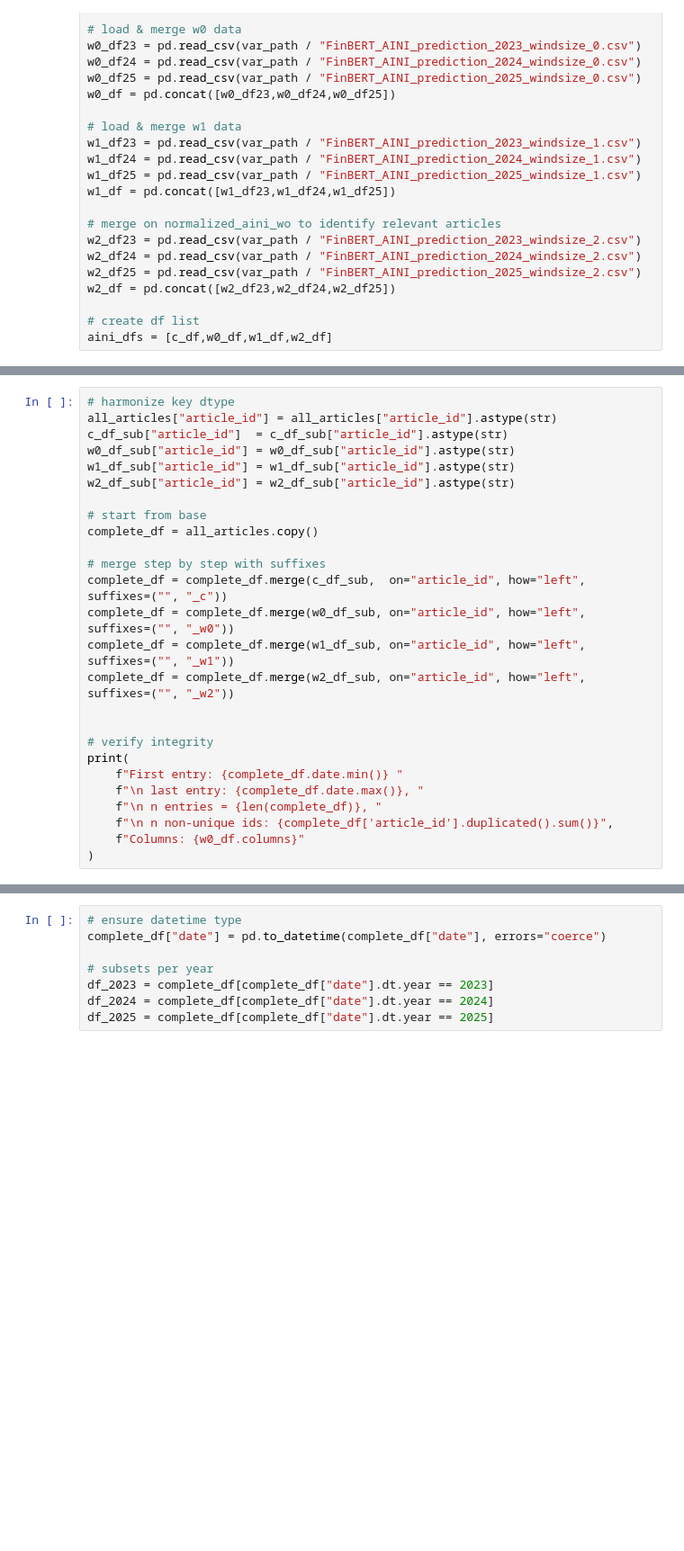
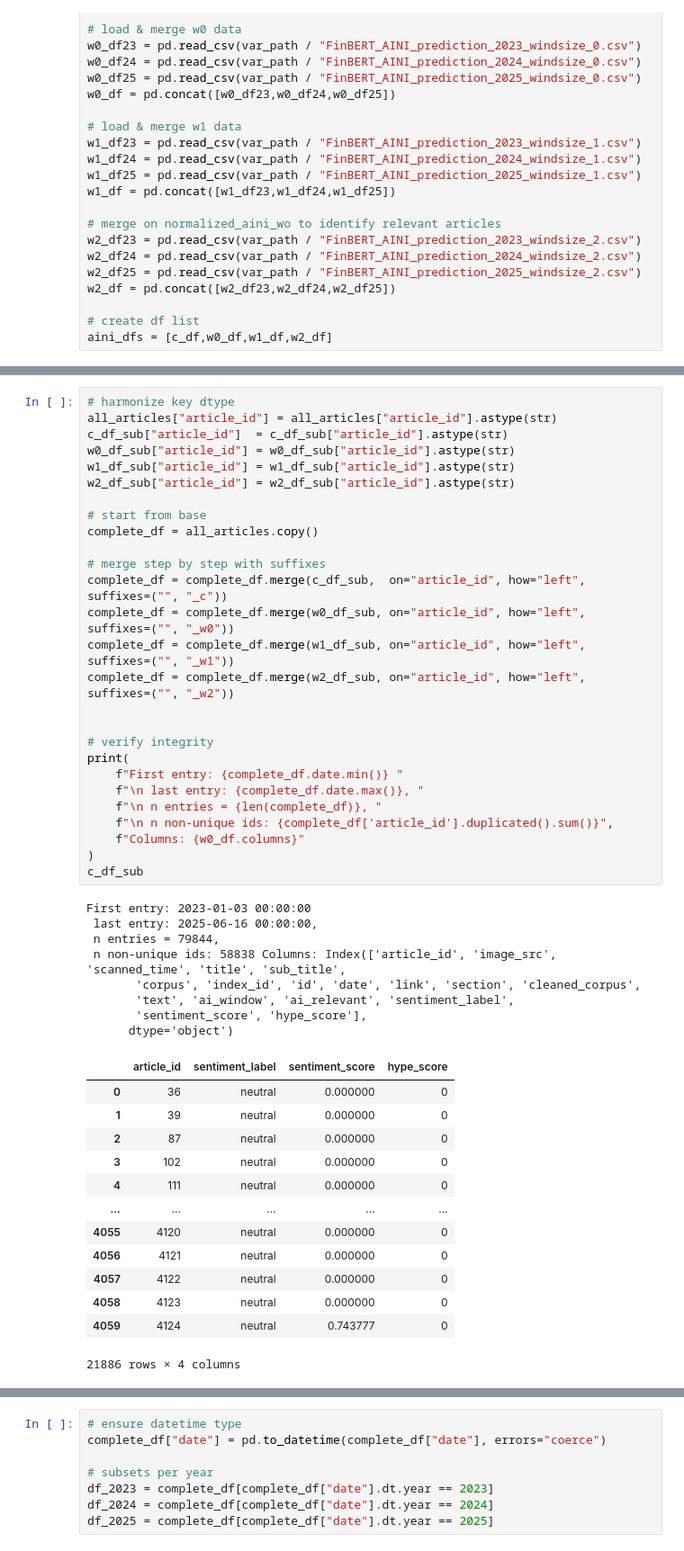
Before and after one commit to LarsIX/narrative_index, a Jupyter notebook: notebooks/exploratory_analysis_results.ipynb, the cells around one changed output, grey strips where cells are left out. Shown at 90% size. Saved outputs shown, nothing was run; the diff lists cells and outputs as text; blank space fills up the shorter version.

```diff
--- a/notebooks/exploratory_analysis_results.ipynb
+++ b/notebooks/exploratory_analysis_results.ipynb
@@ -260,29 +368,52 @@ print(
 # %%
 # harmonize key dtype
 all_articles["article_id"] = all_articles["article_id"].astype(str)
 c_df_sub["article_id"]  = c_df_sub["article_id"].astype(str)
 w0_df_sub["article_id"] = w0_df_sub["article_id"].astype(str)
 w1_df_sub["article_id"] = w1_df_sub["article_id"].astype(str)
 w2_df_sub["article_id"] = w2_df_sub["article_id"].astype(str)
 
 # start from base
 complete_df = all_articles.copy()
 
 # merge step by step with suffixes
 complete_df = complete_df.merge(c_df_sub,  on="article_id", how="left", suffixes=("", "_c"))
 complete_df = complete_df.merge(w0_df_sub, on="article_id", how="left", suffixes=("", "_w0"))
 complete_df = complete_df.merge(w1_df_sub, on="article_id", how="left", suffixes=("", "_w1"))
 complete_df = complete_df.merge(w2_df_sub, on="article_id", how="left", suffixes=("", "_w2"))
 
 
 # verify integrity
 print(
     f"First entry: {complete_df.date.min()} "
     f"\n last entry: {complete_df.date.max()}, "
     f"\n n entries = {len(complete_df)}, "
     f"\n n non-unique ids: {complete_df['article_id'].duplicated().sum()}",
     f"Columns: {w0_df.columns}"
 )
+c_df_sub
+# %% [output]
+First entry: 2023-01-03 00:00:00
+ last entry: 2025-06-16 00:00:00,
+ n entries = 79844,
+ n non-unique ids: 58838 Columns: Index(['article_id', 'image_src', 'scanned_time', 'title', 'sub_title',
+       'corpus', 'index_id', 'id', 'date', 'link', 'section', 'cleaned_corpus',
+       'text', 'ai_window', 'ai_relevant', 'sentiment_label',
+       'sentiment_score', 'hype_score'],
+      dtype='object')
+|  | article_id | sentiment_label | sentiment_score | hype_score |
+| 0 | 36 | neutral | 0.000000 | 0 |
+| 1 | 39 | neutral | 0.000000 | 0 |
+| 2 | 87 | neutral | 0.000000 | 0 |
+| 3 | 102 | neutral | 0.000000 | 0 |
+| 4 | 111 | neutral | 0.000000 | 0 |
+| ... | ... | ... | ... | ... |
+| 4055 | 4120 | neutral | 0.000000 | 0 |
+| 4056 | 4121 | neutral | 0.000000 | 0 |
+| 4057 | 4122 | neutral | 0.000000 | 0 |
+| 4058 | 4123 | neutral | 0.000000 | 0 |
+| 4059 | 4124 | neutral | 0.743777 | 0 |
+21886 rows × 4 columns
 # %%
 # ensure format in date col
 complete_df["dates"] = pd.to_datetime(complete_df["date"])
```
Also changed, not shown: parts of 14 cells of this notebook, 6 other files.
